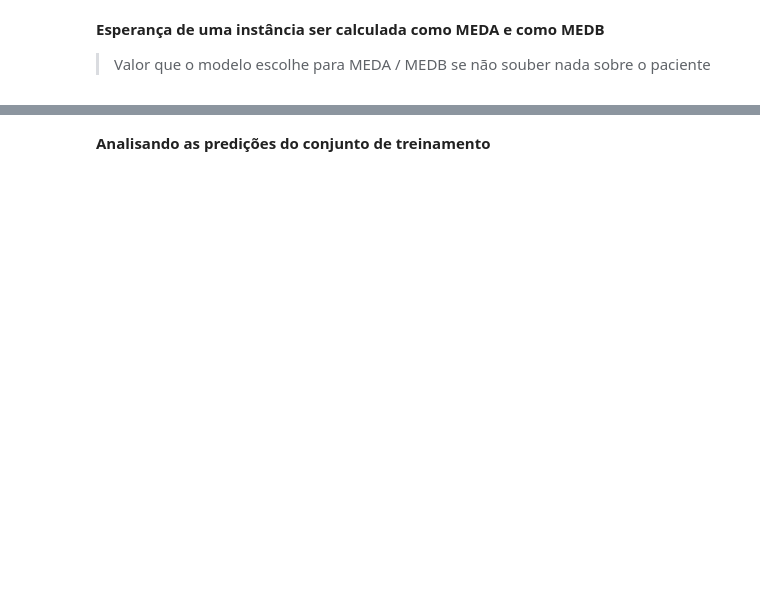
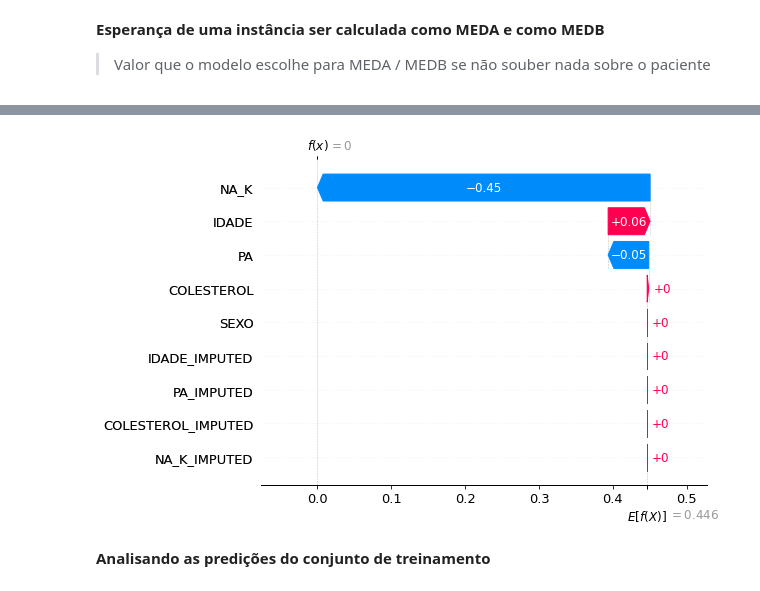
Before and after one commit to inf032/introducaoML, a Jupyter notebook: Farm05.Avaliacao_Preditores.ipynb, the cells around one changed output, grey strips where cells are left out. Drawn from its saved outputs; the diff is of its cells as text; code cells hidden in the pictures; blank space fills up the shorter version.

```diff
--- a/Farm05.Avaliacao_Preditores.ipynb
+++ b/Farm05.Avaliacao_Preditores.ipynb
@@ -280,3 +318,8 @@ explainer.expected_value
+# %%
+shap.plots._waterfall.waterfall_legacy(expected_value=explainer.expected_value[1],
+                                       shap_values=shap_values[1][0,:], show=True, feature_names=feature_list)
+# %% [output]
+[figure, added]
 # %% [markdown]
 **Analisando as predições do conjunto de treinamento**
 # %%
```
Also changed, not shown: parts of 11 cells of this notebook.
